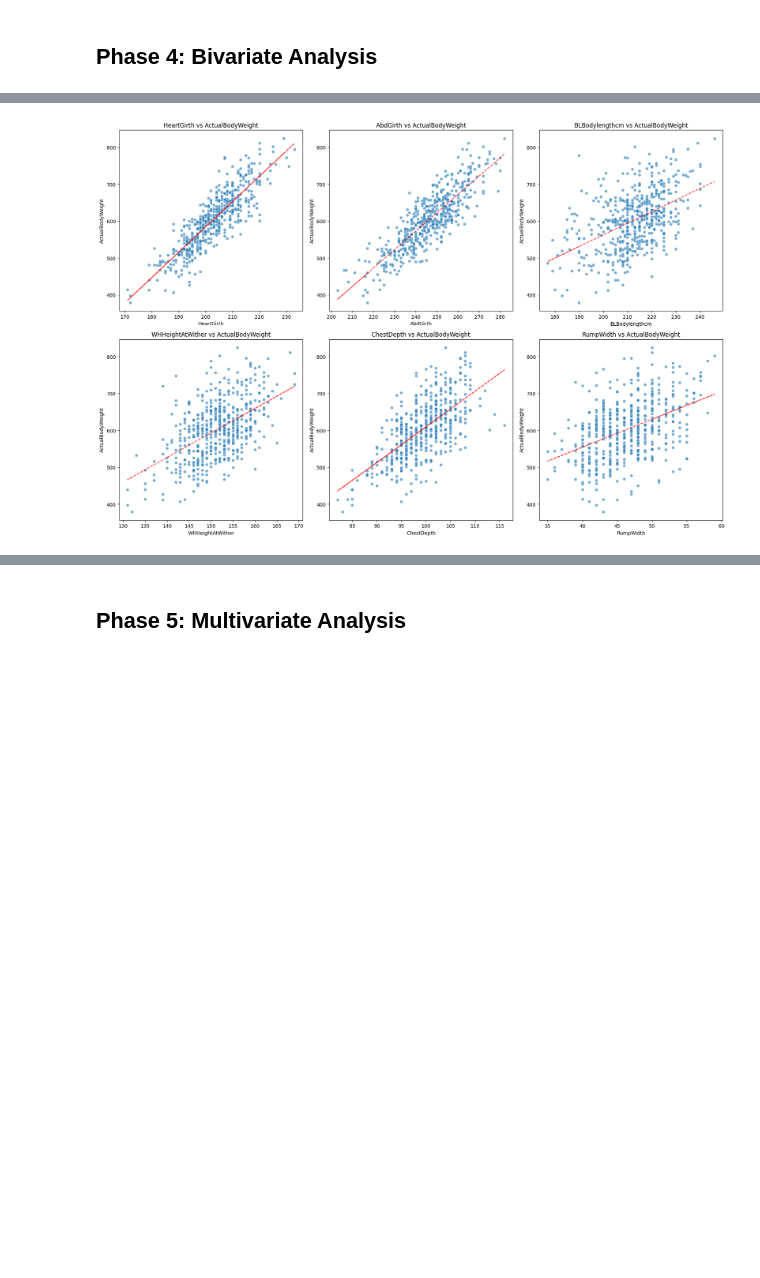
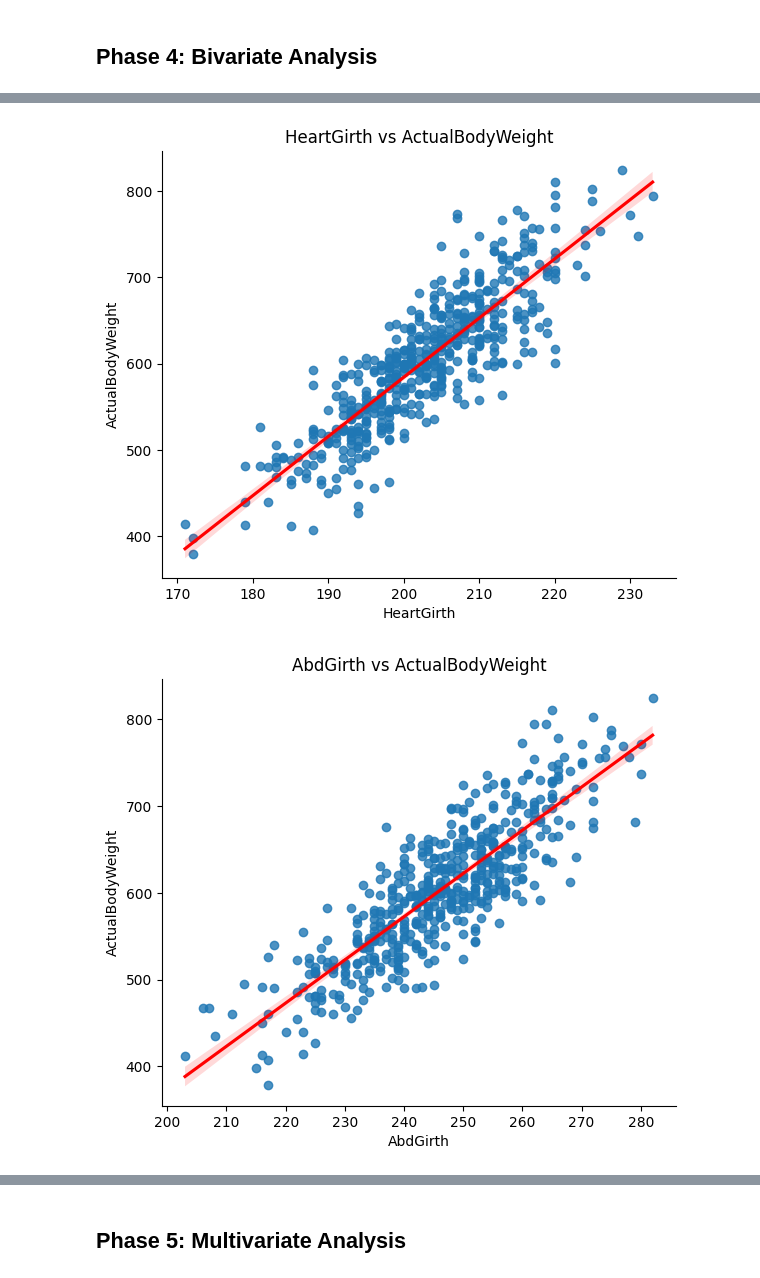
Before and after one commit to shahbhavya7/cattle_model, a Jupyter notebook: experiments.ipynb, the cells around one changed output, grey strips where cells are left out. Cells and saved outputs as stored; diff of their text form; code cells hidden in the pictures; blank space fills up the shorter version.

Commit message:
Data Quality checked + Analyzed Univariate plots + plotted outliers + Found strongest correlations + Summarized till phase 5

```diff
--- a/experiments.ipynb
+++ b/experiments.ipynb
@@ -274,21 +307,16 @@ Name: ActualBodyWeight, dtype: float64
 # %%
-# Scatter plots of key features vs ActualBodyWeight
+# Visualizing key features against ActualBodyWeight
+import matplotlib.pyplot as plt
+import seaborn as sns
+import numpy as np
+
 key_features = ['HeartGirth', 'AbdGirth', 'BLBodylengthcm', 'WHHeightAtWither', 'ChestDepth', 'RumpWidth']
 
-fig, axes = plt.subplots(2, 3, figsize=(18, 12))
-axes = axes.ravel()
+for feature in key_features:
+    sns.lmplot(data=df, x=feature, y='ActualBodyWeight', line_kws={"color": "red"}, height=5, aspect=1.2)
+    plt.title(f'{feature} vs ActualBodyWeight')
 
-for i, feature in enumerate(key_features):
-    if feature in df.columns and 'ActualBodyWeight' in df.columns:
-        sns.scatterplot(data=df, x=feature, y='ActualBodyWeight', ax=axes[i], alpha=0.6)
-        axes[i].set_title(f'{feature} vs ActualBodyWeight')
-
-        # Add trend line
-        z = np.polyfit(df[feature], df['ActualBodyWeight'], 1)
-        p = np.poly1d(z)
-        axes[i].plot(df[feature], p(df[feature]), "r--", alpha=0.8)
-
-plt.tight_layout()
 plt.show()
 # %% [output]
-[figure, old version]
+[figure, new version]
+[figure, added]
```
Also changed, not shown: parts of 10 cells of this notebook.
